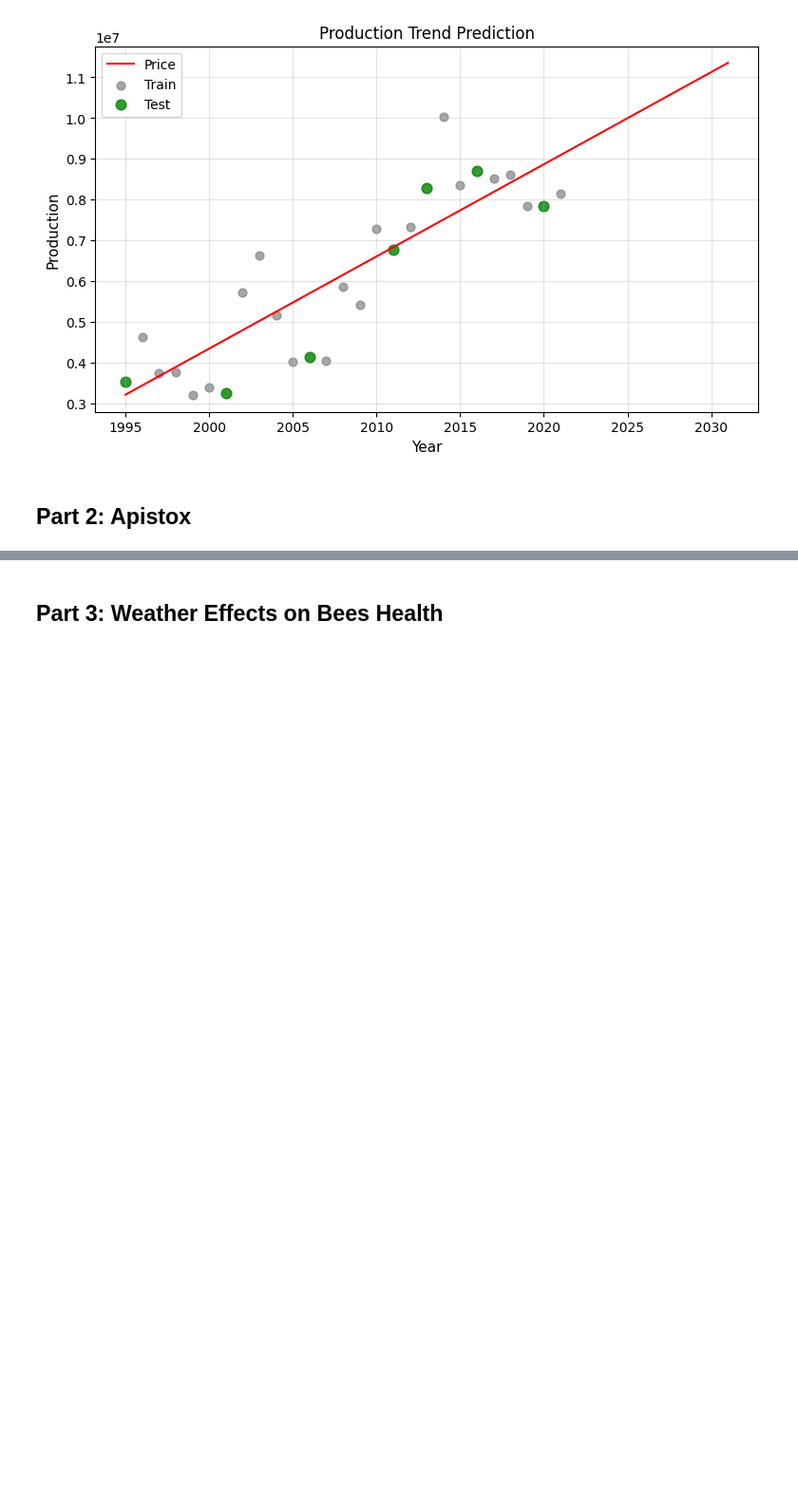
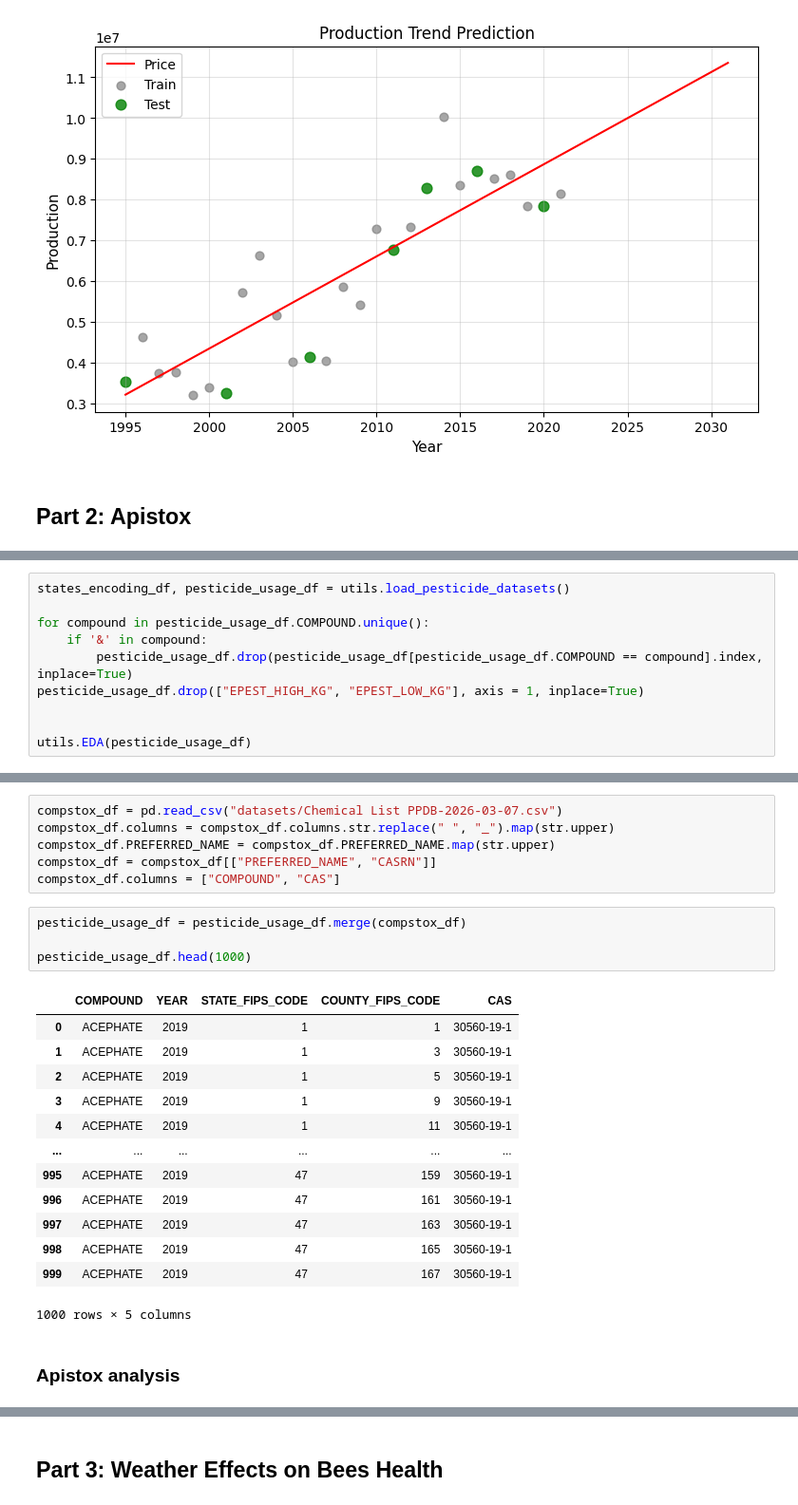
Before and after one commit to Ddav3/Bees_production_analysis, a Jupyter notebook: honey_production.ipynb, the cells around one changed output, grey strips where cells are left out. Shown at 95% size. Cells and saved outputs as stored; diff of their text form; blank space fills up the shorter version.

Commit message:
added datasets to link apistox to pesticide usage of states. Managed to link compounds between datasets through CASRN. TODO: drop duplicates and merge to apistox

```diff
--- a/honey_production.ipynb
+++ b/honey_production.ipynb
@@ -156,0 +184,10 @@ plt.show()
+# %%
+states_encoding_df, pesticide_usage_df = utils.load_pesticide_datasets()
+
+for compound in pesticide_usage_df.COMPOUND.unique():
+    if '&' in compound:
+        pesticide_usage_df.drop(pesticide_usage_df[pesticide_usage_df.COMPOUND == compound].index, inplace=True)
+pesticide_usage_df.drop(["EPEST_HIGH_KG", "EPEST_LOW_KG"], axis = 1, inplace=True)
+
+
+utils.EDA(pesticide_usage_df)
@@ -157 +212,27 @@ plt.show()
+# %%
+compstox_df = pd.read_csv("datasets/Chemical List PPDB-2026-03-07.csv")
+compstox_df.columns = compstox_df.columns.str.replace(" ", "_").map(str.upper)
+compstox_df.PREFERRED_NAME = compstox_df.PREFERRED_NAME.map(str.upper)
+compstox_df = compstox_df[["PREFERRED_NAME", "CASRN"]]
+compstox_df.columns = ["COMPOUND", "CAS"]
+# %%
+pesticide_usage_df = pesticide_usage_df.merge(compstox_df)
+
+pesticide_usage_df.head(1000)
+# %% [output]
+|  | COMPOUND | YEAR | STATE_FIPS_CODE | COUNTY_FIPS_CODE | CAS |
+| 0 | ACEPHATE | 2019 | 1 | 1 | 30560-19-1 |
+| 1 | ACEPHATE | 2019 | 1 | 3 | 30560-19-1 |
+| 2 | ACEPHATE | 2019 | 1 | 5 | 30560-19-1 |
+| 3 | ACEPHATE | 2019 | 1 | 9 | 30560-19-1 |
+| 4 | ACEPHATE | 2019 | 1 | 11 | 30560-19-1 |
+| ... | ... | ... | ... | ... | ... |
+| 995 | ACEPHATE | 2019 | 47 | 159 | 30560-19-1 |
+| 996 | ACEPHATE | 2019 | 47 | 161 | 30560-19-1 |
+| 997 | ACEPHATE | 2019 | 47 | 163 | 30560-19-1 |
+| 998 | ACEPHATE | 2019 | 47 | 165 | 30560-19-1 |
+| 999 | ACEPHATE | 2019 | 47 | 167 | 30560-19-1 |
+1000 rows × 5 columns
+# %% [markdown]
+### Apistox analysis
 # %%
```
Also changed, not shown: parts of 6 cells of this notebook, 3 other files.
